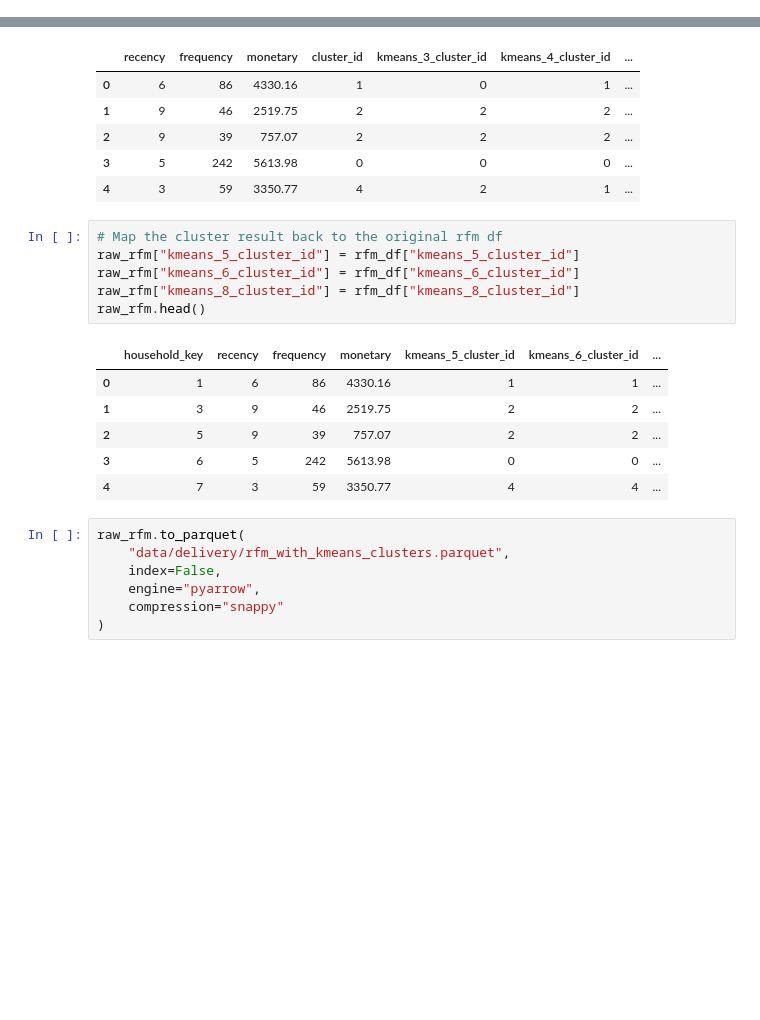
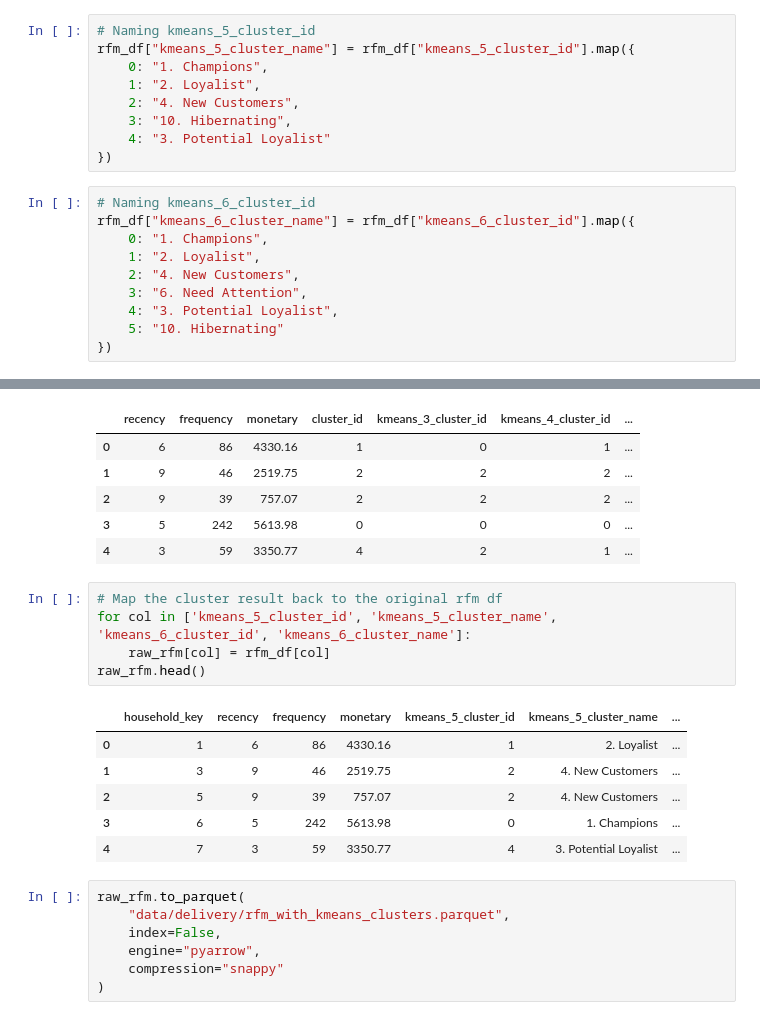
Before and after one commit to liemnh98/LJMU-Data-Science-Masters-Dissertation, a Jupyter notebook: 5b-kmeans_rfm.ipynb, the cells around one changed output, grey strips where cells are left out. Cells and saved outputs as stored; diff of their text form; blank space fills up the shorter version.

```diff
--- a/5b-kmeans_rfm.ipynb
+++ b/5b-kmeans_rfm.ipynb
@@ -484,6 +486,25 @@ k = 6 provides a balance between clustering performance and business interpretab
 > k=5 provide similar interpretability to k=6, just with the lack of "Need  attention" cluster
 
 --> k=6 provide the most distinct clusters, while still provide clear and meaningful target audiences.
+# %%
+# Naming kmeans_5_cluster_id
+rfm_df["kmeans_5_cluster_name"] = rfm_df["kmeans_5_cluster_id"].map({
+    0: "1. Champions",
+    1: "2. Loyalist",
+    2: "4. New Customers",
+    3: "10. Hibernating",
+    4: "3. Potential Loyalist"
+})
+# %%
+# Naming kmeans_6_cluster_id
+rfm_df["kmeans_6_cluster_name"] = rfm_df["kmeans_6_cluster_id"].map({
+    0: "1. Champions",
+    1: "2. Loyalist",
+    2: "4. New Customers",
+    3: "6. Need Attention",
+    4: "3. Potential Loyalist",
+    5: "10. Hibernating"
+})
 # %% [markdown]
 # 9. Export the clusters id for later comparison
 # %%
@@ -497,17 +518,16 @@ rfm_df.head()
 | 4 | 3 | 59 | 3350.77 | 4 | 2 | 1 | ... |
 # %%
 # Map the cluster result back to the original rfm df
-raw_rfm["kmeans_5_cluster_id"] = rfm_df["kmeans_5_cluster_id"]
-raw_rfm["kmeans_6_cluster_id"] = rfm_df["kmeans_6_cluster_id"]
-raw_rfm["kmeans_8_cluster_id"] = rfm_df["kmeans_8_cluster_id"]
+for col in ['kmeans_5_cluster_id', 'kmeans_5_cluster_name', 'kmeans_6_cluster_id', 'kmeans_6_cluster_name']:
+    raw_rfm[col] = rfm_df[col]
 raw_rfm.head()
 # %% [output]
-|  | household_key | recency | frequency | monetary | kmeans_5_cluster_id | kmeans_6_cluster_id | ... |
-| 0 | 1 | 6 | 86 | 4330.16 | 1 | 1 | ... |
-| 1 | 3 | 9 | 46 | 2519.75 | 2 | 2 | ... |
-| 2 | 5 | 9 | 39 | 757.07 | 2 | 2 | ... |
-| 3 | 6 | 5 | 242 | 5613.98 | 0 | 0 | ... |
-| 4 | 7 | 3 | 59 | 3350.77 | 4 | 4 | ... |
+|  | household_key | recency | frequency | monetary | kmeans_5_cluster_id | kmeans_5_cluster_name | ... |
+| 0 | 1 | 6 | 86 | 4330.16 | 1 | 2. Loyalist | ... |
+| 1 | 3 | 9 | 46 | 2519.75 | 2 | 4. New Customers | ... |
+| 2 | 5 | 9 | 39 | 757.07 | 2 | 4. New Customers | ... |
+| 3 | 6 | 5 | 242 | 5613.98 | 0 | 1. Champions | ... |
+| 4 | 7 | 3 | 59 | 3350.77 | 4 | 3. Potential Loyalist | ... |
 # %%
 raw_rfm.to_parquet(
     "data/delivery/rfm_with_kmeans_clusters.parquet",
```
Also changed, not shown: parts of 2 cells of this notebook, 5 other files.
